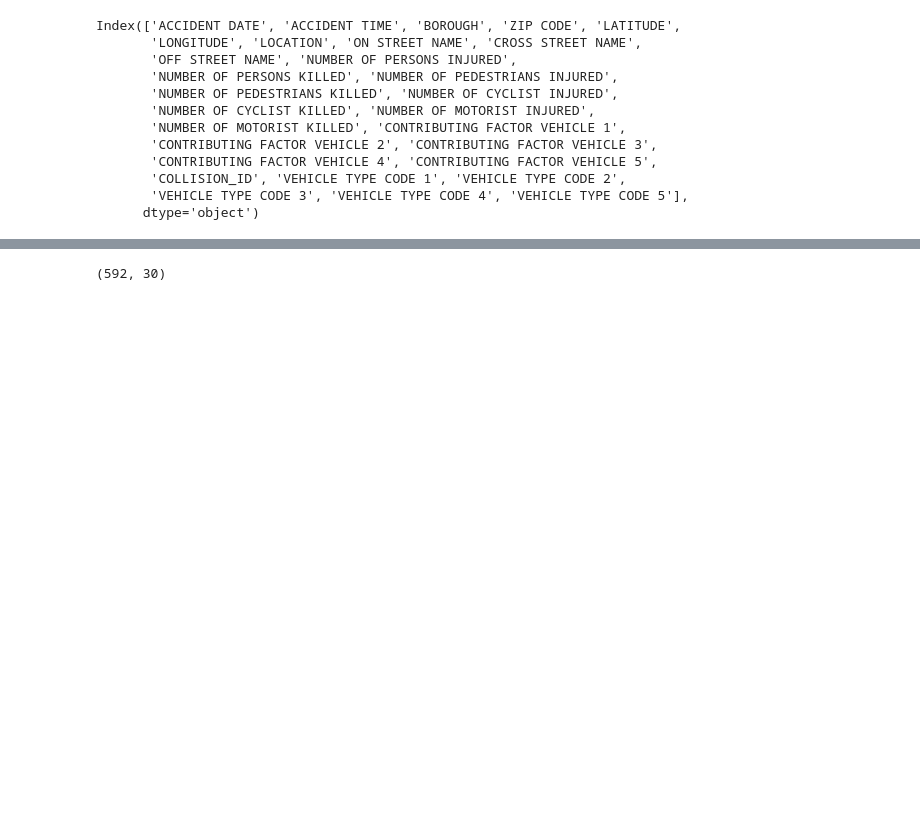
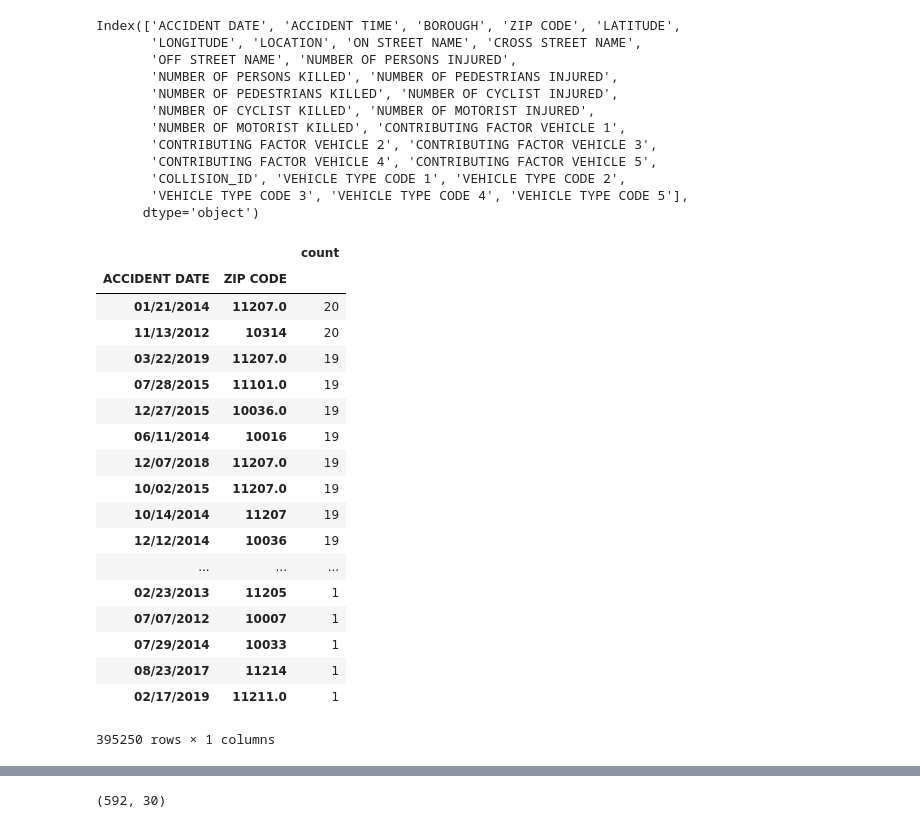
Before and after one commit to anthonype/cs816, a Jupyter notebook: src/mv_crash.ipynb, the cells around one changed output, grey strips where cells are left out. Cells and saved outputs as stored; diff of their text form; code cells hidden in the pictures; blank space fills up the shorter version.

```diff
--- a/src/mv_crash.ipynb
+++ b/src/mv_crash.ipynb
@@ -60,3 +60,28 @@ Index(['ACCIDENT DATE', 'ACCIDENT TIME', 'BOROUGH', 'ZIP CODE', 'LATITUDE',
        'COLLISION_ID', 'VEHICLE TYPE CODE 1', 'VEHICLE TYPE CODE 2',
        'VEHICLE TYPE CODE 3', 'VEHICLE TYPE CODE 4', 'VEHICLE TYPE CODE 5'],
       dtype='object')
+# %%
+mv_df['count'] = 1
+mv_df[['ACCIDENT DATE', 'ZIP CODE', 'count']].groupby(['ACCIDENT DATE', 'ZIP CODE']).sum().sort_values('count', ascending=False)
+
+#df_map[['Environmental Condition','Crash Date','count']].groupby(['Environmental Condition','Crash Date']).sum().sort_values('count', ascending=False)
+# %% [output]
+|  |  | count |
+| ACCIDENT DATE | ZIP CODE |  |
+| 01/21/2014 | 11207.0 | 20 |
+| 11/13/2012 | 10314 | 20 |
+| 03/22/2019 | 11207.0 | 19 |
+| 07/28/2015 | 11101.0 | 19 |
+| 12/27/2015 | 10036.0 | 19 |
+| 06/11/2014 | 10016 | 19 |
+| 12/07/2018 | 11207.0 | 19 |
+| 10/02/2015 | 11207.0 | 19 |
+| 10/14/2014 | 11207 | 19 |
+| 12/12/2014 | 10036 | 19 |
+| ... | ... | ... |
+| 02/23/2013 | 11205 | 1 |
+| 07/07/2012 | 10007 | 1 |
+| 07/29/2014 | 10033 | 1 |
+| 08/23/2017 | 11214 | 1 |
+| 02/17/2019 | 11211.0 | 1 |
+395250 rows × 1 columns
```
Also changed, not shown: parts of 2 cells of this notebook, 3 other files.
